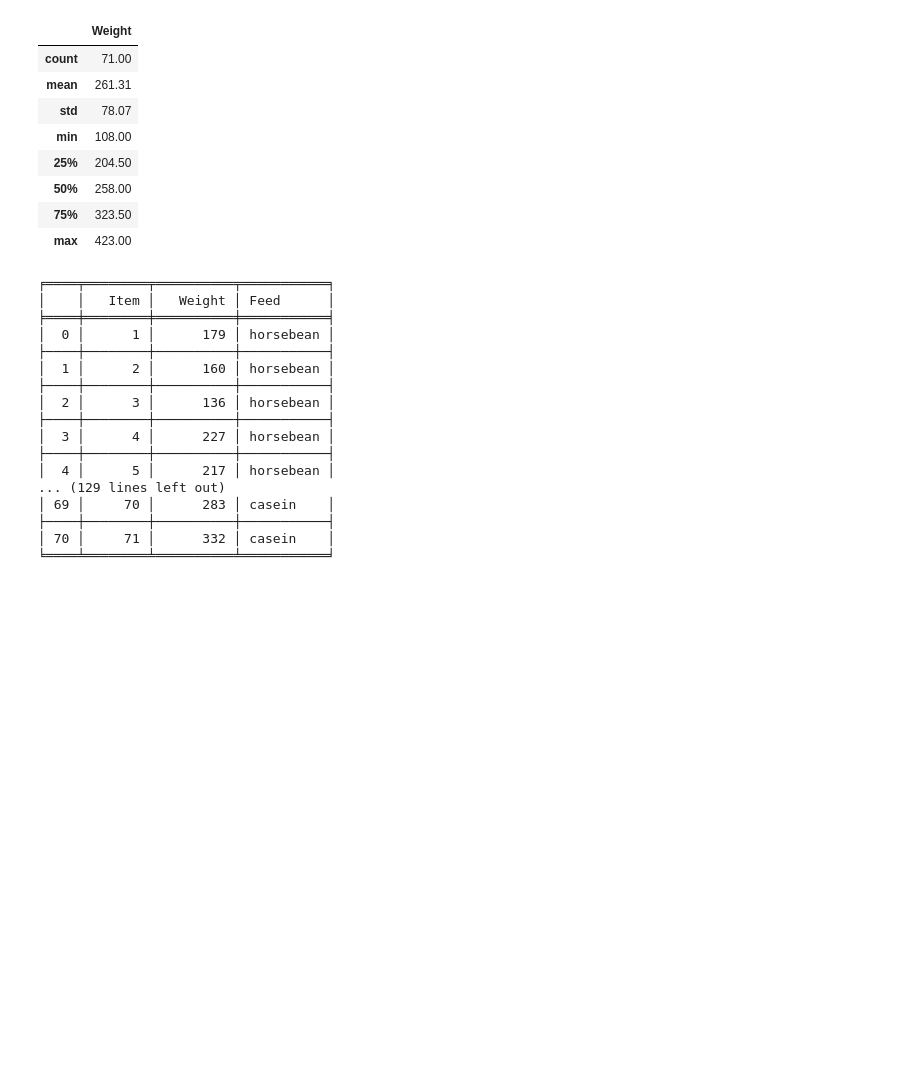
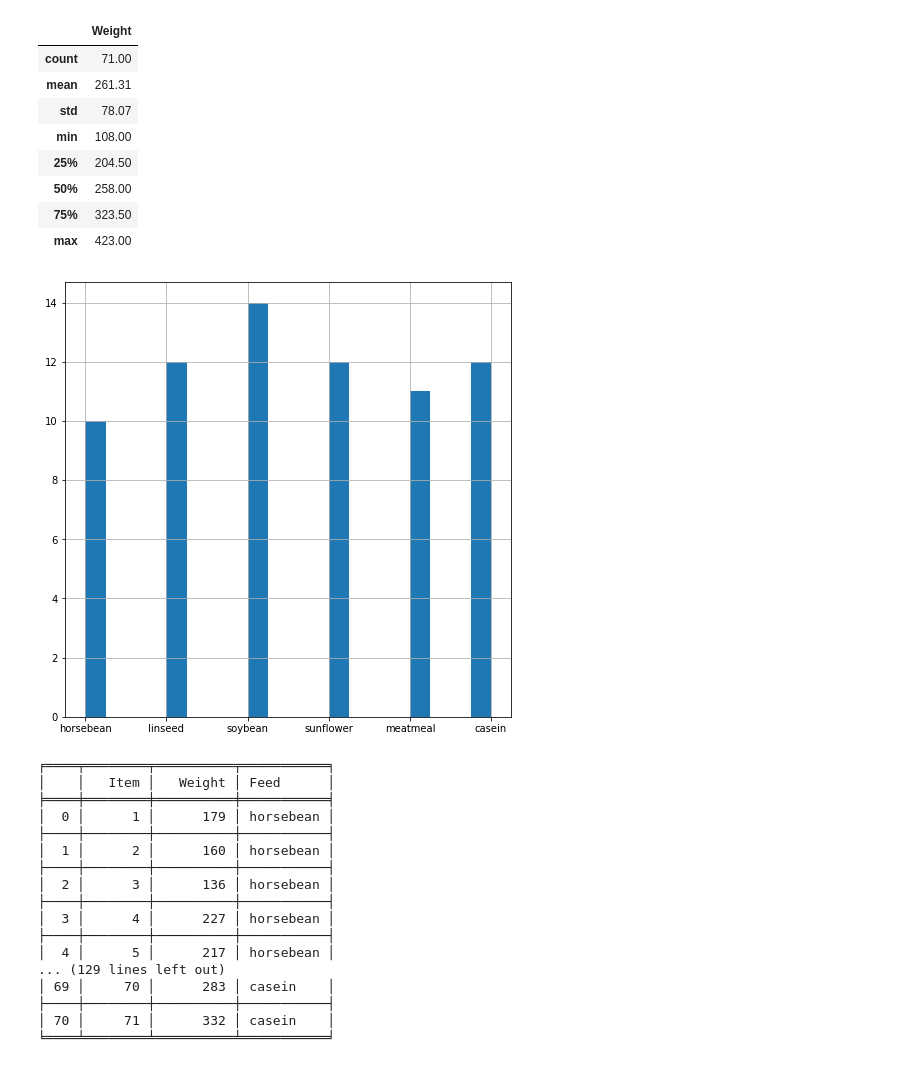
Before and after one commit to ja699461/IDS, a Jupyter notebook: Chapter3.ipynb, the cells around one changed output. Drawn from its saved outputs; the diff is of its cells as text; code cells hidden in the pictures; blank space fills up the shorter version.

```diff
--- a/Chapter3.ipynb
+++ b/Chapter3.ipynb
@@ -271,6 +271,17 @@ chickDF.describe()
 | 50% | 258.00 |
 | 75% | 323.50 |
 | max | 423.00 |
+# %%
+#  Attributes that are tail-heavy make it hard for some ML algorithms to perform well.
+# We can transform these attributes (e.g. log normal) to have more bell-shaped distributions.
+
+
+import matplotlib.pyplot as plt
+
+chickDF['Feed'].hist(bins=20, figsize=(8,8))
+plt.show()
+# %% [output]
+[figure, added]
 # %%
 # Let's name our dataframe columns
 
```
